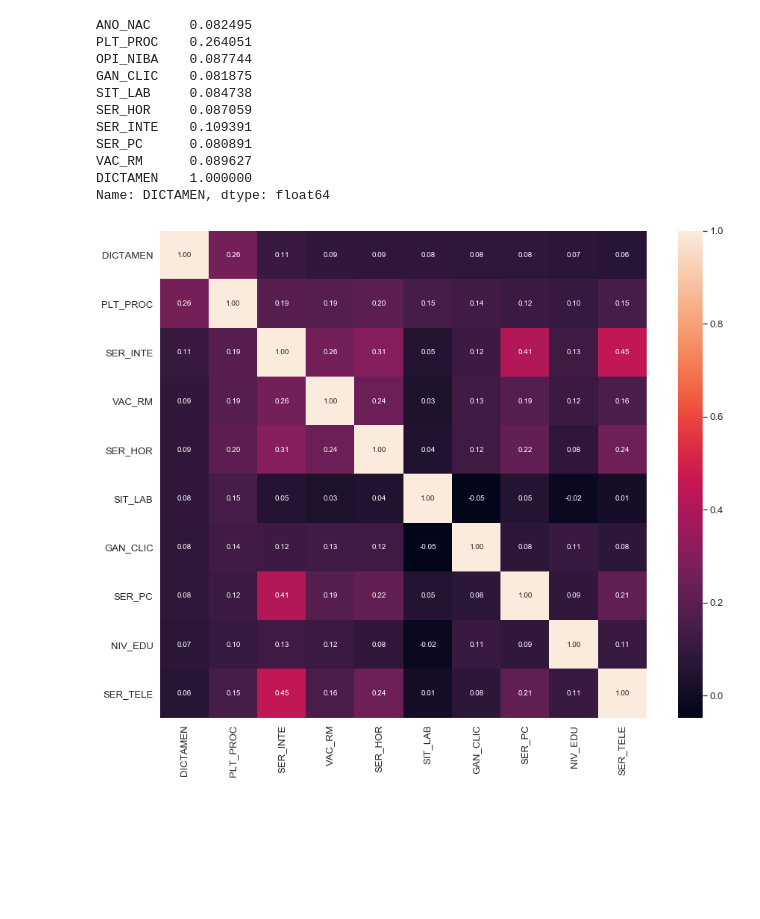
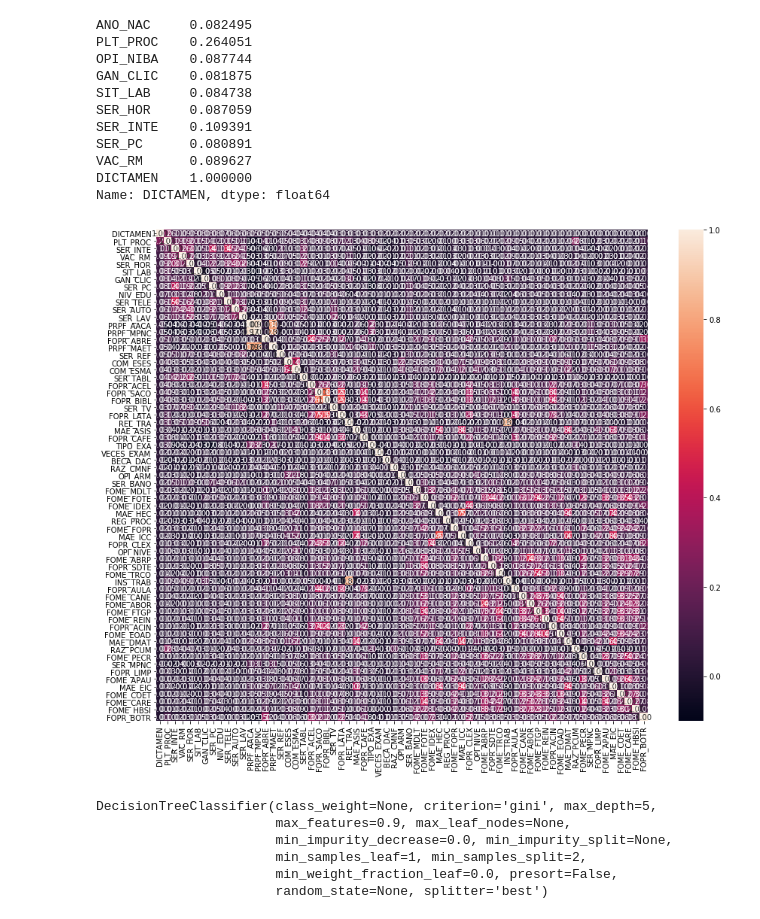
Before and after one commit to erickmx/ceneval, a Jupyter notebook: decision-tree/dt-revision.ipynb, the cells around one changed output. Saved outputs shown, nothing was run; the diff lists cells and outputs as text; code cells hidden in the pictures; blank space fills up the shorter version.

```diff
--- a/decision-tree/dt-revision.ipynb
+++ b/decision-tree/dt-revision.ipynb
@@ -56,5 +56,6 @@ sb.catplot("DICTAMEN", data=df, kind="count")
 # %%
 # Correlation with output variable
+cor = df.corr()
 cor_target = abs(cor["DICTAMEN"])
 # Selecting the most highly correlated features to "DICTAMEN"
 relevant_features = cor_target[cor_target>0.08]
@@ -74,14 +75,14 @@ Name: DICTAMEN, dtype: float64
 # %%
 # DICTAMEN correlation matrix
 
 # Number of variables for heatmap
-k = 10
+k = 65
 # Heatmap size
 plt.figure(figsize=(15,12))
-cols = corrmat.nlargest(k, 'DICTAMEN')['DICTAMEN'].index
+cols = cor.nlargest(k, 'DICTAMEN')['DICTAMEN'].index
 cm = np.corrcoef(df[cols].values.T)
 #sb.set(font_scale=1.25)
 corhm = sb.heatmap(cm, cbar=True, annot=True, square=True, fmt='.2f', annot_kws={'size': 10}, yticklabels=cols.values, xticklabels=cols.values)
 plt.show()
 # %% [output]
-[figure, old version]
+[figure, new version]
@@ -87,0 +96,16 @@ plt.show()
+# %%
+# Decision tree
+decision_tree = tree.DecisionTreeClassifier(class_weight=None, criterion='gini', max_depth=5,
+                       max_features=0.9, max_leaf_nodes=None,
+                       min_impurity_decrease=0.0, min_impurity_split=None,
+                       min_samples_leaf=1, min_samples_split=2,
+                       min_weight_fraction_leaf=0.0, presort=False,
+                       random_state=None, splitter='best')
+decision_tree.fit(X_train,y_train)
+# %% [output]
+DecisionTreeClassifier(class_weight=None, criterion='gini', max_depth=5,
+                       max_features=0.9, max_leaf_nodes=None,
+                       min_impurity_decrease=0.0, min_impurity_split=None,
+                       min_samples_leaf=1, min_samples_split=2,
+                       min_weight_fraction_leaf=0.0, presort=False,
+                       random_state=None, splitter='best')
```
Also changed, not shown: parts of 11 cells of this notebook, 8 other files.
